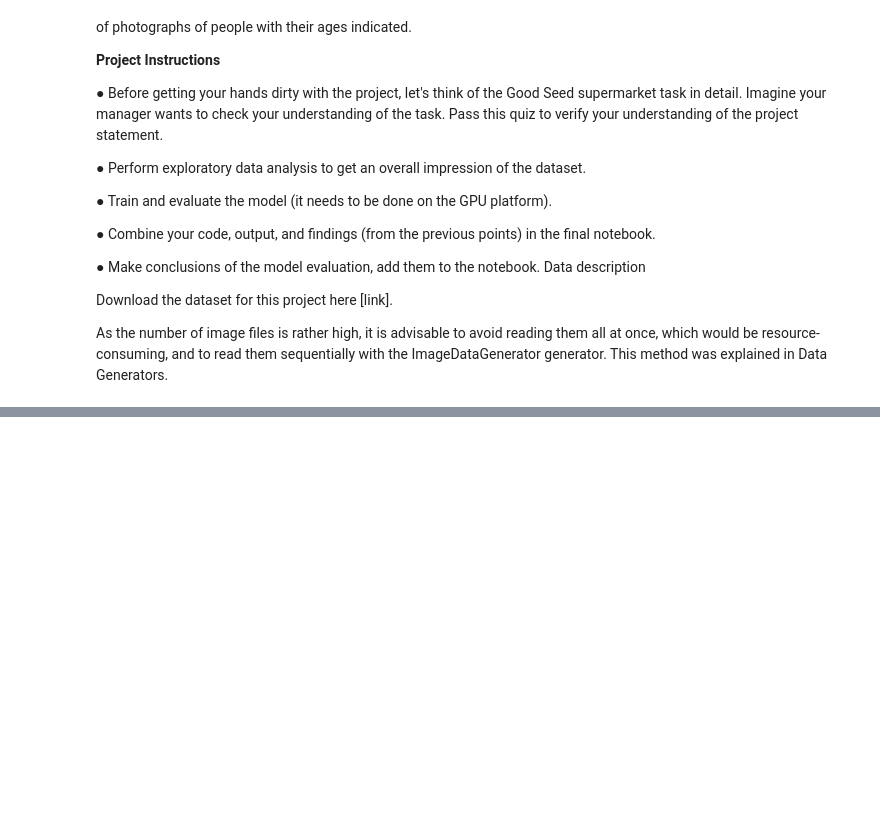
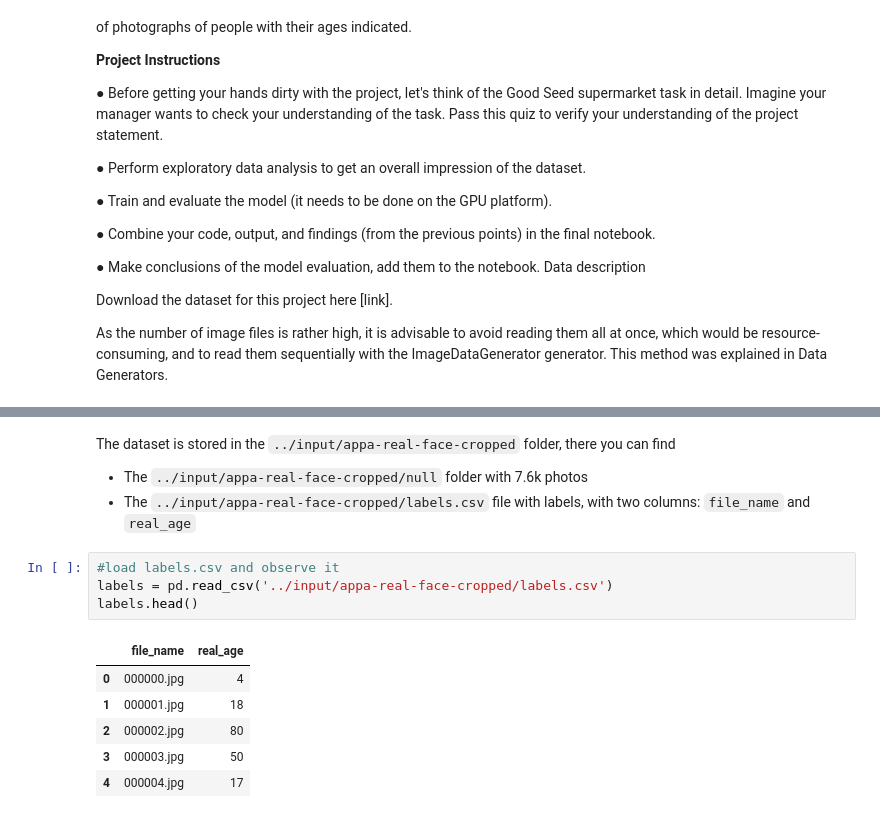
Before and after one commit to BernardKula/Introduction-To-Computer-Vision, a Jupyter notebook: Introduction_To_Computer_Vision_project_Bernard.ipynb, the cells around one changed output, grey strips where cells are left out. Cells and saved outputs as stored; diff of their text form; blank space fills up the shorter version.

```diff
--- a/Introduction_To_Computer_Vision_project_Bernard.ipynb
+++ b/Introduction_To_Computer_Vision_project_Bernard.ipynb
@@ -43,0 +45,15 @@ plt.imshow(array);
+# %% [markdown]
+The dataset is stored in the `../input/appa-real-face-cropped` folder, there you can find
+- The `../input/appa-real-face-cropped/null` folder with 7.6k photos
+- The `../input/appa-real-face-cropped/labels.csv` file with labels, with two columns: `file_name` and `real_age`
+# %%
+#load labels.csv and observe it
+labels = pd.read_csv('../input/appa-real-face-cropped/labels.csv')
+labels.head()
+# %% [output]
+|  | file_name | real_age |
+| 0 | 000000.jpg | 4 |
+| 1 | 000001.jpg | 18 |
+| 2 | 000002.jpg | 80 |
+| 3 | 000003.jpg | 50 |
+| 4 | 000004.jpg | 17 |
```
Also changed, not shown: parts of 17 cells of this notebook.
